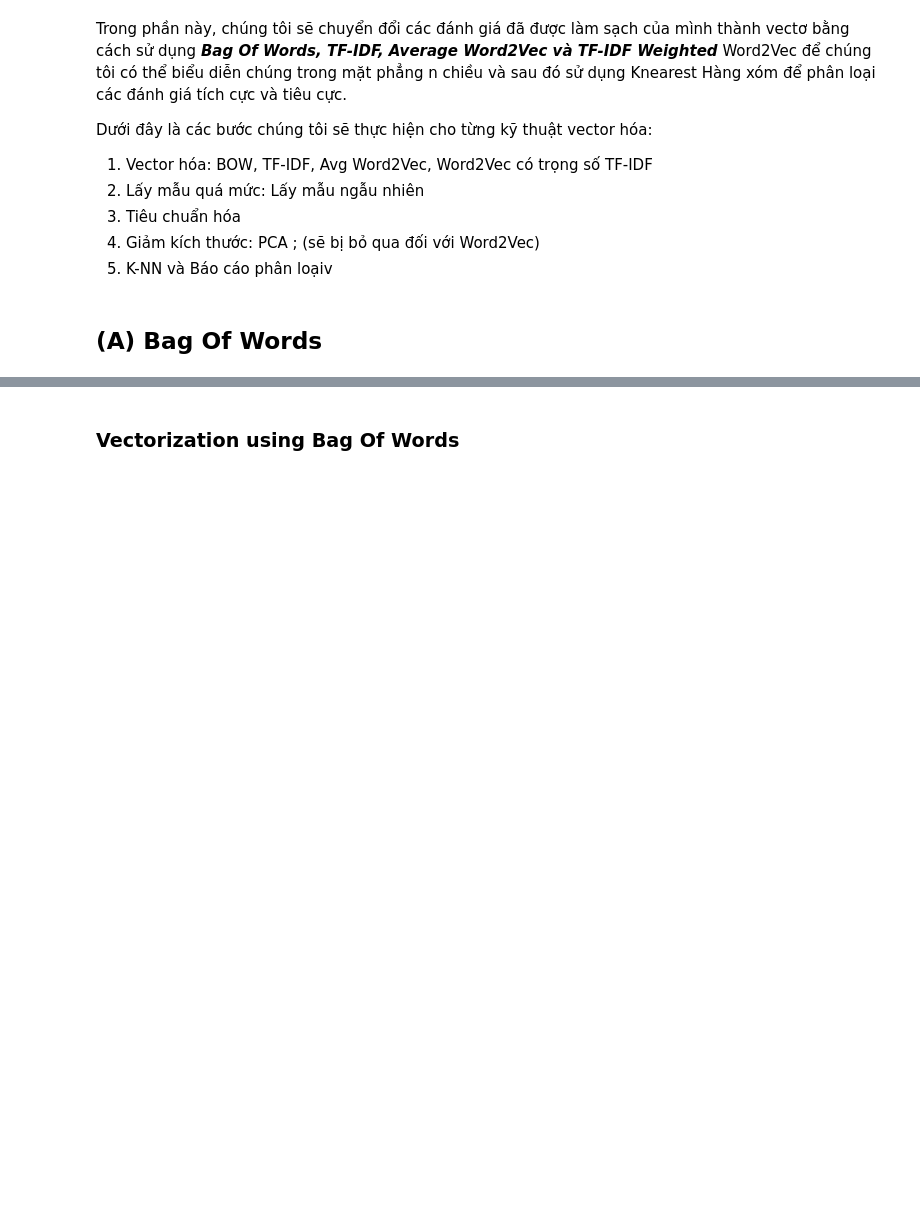
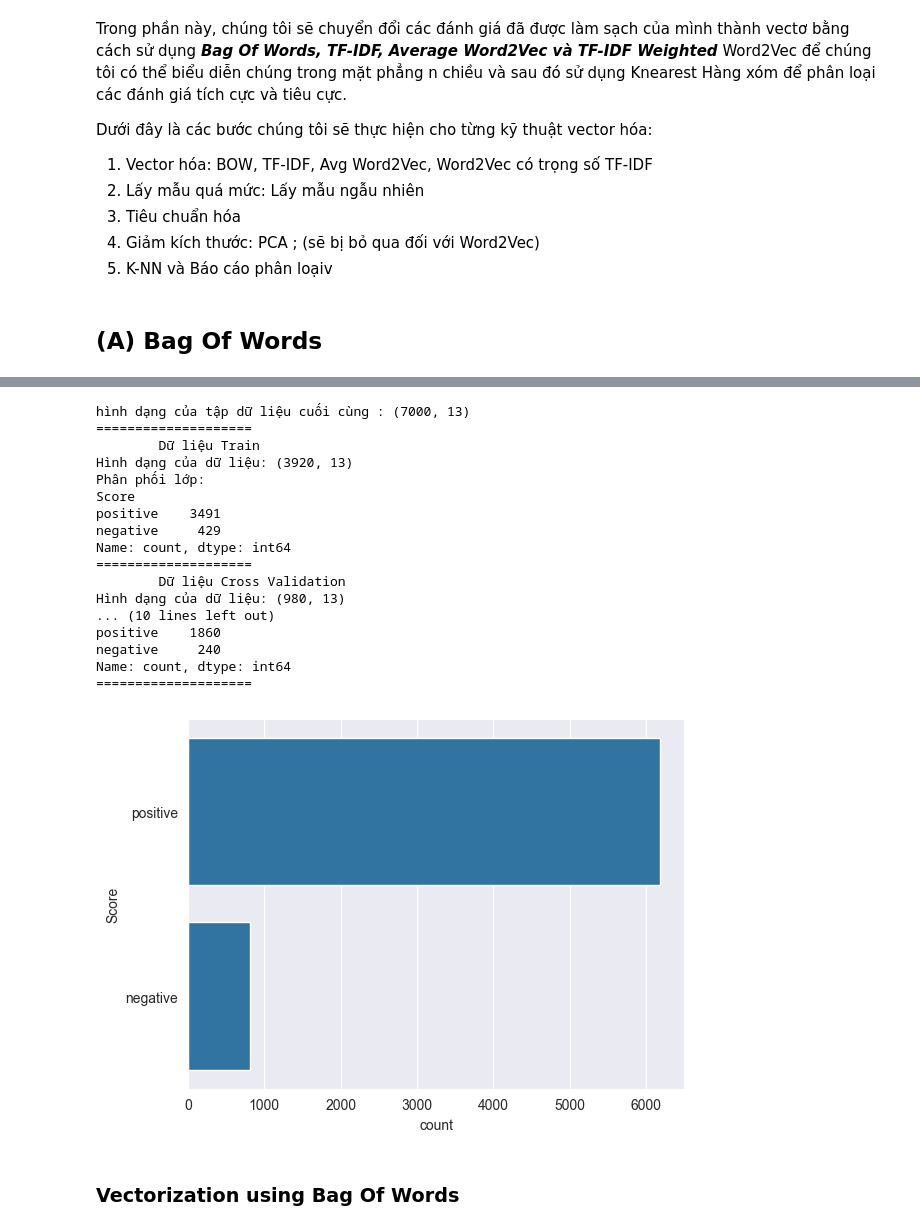
Before and after one commit to abuhmhai/SentimentAnalysis_KNN, a Jupyter notebook: Amazon FineFood Sentiment KNN.ipynb, the cells around one changed output, grey strips where cells are left out. Saved outputs shown, nothing was run; the diff lists cells and outputs as text; code cells hidden in the pictures; blank space fills up the shorter version.

```diff
--- a/Amazon FineFood Sentiment KNN.ipynb
+++ b/Amazon FineFood Sentiment KNN.ipynb
@@ -343,3 +314,51 @@ for df_name, df in df_lst:
+# %%
+# sắp xếp dữ liệu theo thời gian vì nó là một biểu diễn tốt hơn của trường hợp sử dụng thực tế
+
+# hãy thao tác trên 7000 điểm dữ liệu vì hạn chế bộ nhớ
+df_final = final.sort_values(by='Time')[:7000]
+print('hình dạng của tập dữ liệu cuối cùng :', df_final.shape)
+print("="*20)
+
+# lấy 70 phần trăm dữ liệu của chúng tôi cho train và 30 phần trăm cho test
+# của 70 phần trăm dữ liệu, chúng tôi sẽ sử dụng 80 phần trăm cho train và 20 phần trăm cho cross validation
+n_train = int(np.ceil(df_final.shape[0] * 0.70))
+n_cv = int(n_train * 0.80)
+
+df_train = df_final[:n_cv]
+df_cv = df_final[n_cv:n_train]
+df_test = df_final[n_train:]
+
+# kiểm tra phân phối lớp của mỗi phần dữ liệu
+df_lst = [('\tDữ liệu Train', df_train), ('\tDữ liệu Cross Validation', df_cv), ('\tDữ liệu Test ', df_test)]
+for df_name, df in df_lst:
+    print(df_name)
+    print('Hình dạng của dữ liệu:', df.shape)
+    print('Phân phối lớp:')
+    print(df['Score'].value_counts())
+    print('='*20)
+
+#vẽ biểu đồ số lượng điểm dữ liệu trong mỗi lớp
+sns.countplot(df_final['Score'])
+plt.show()
+# %% [output]
+hình dạng của tập dữ liệu cuối cùng : (7000, 13)
+====================
+        Dữ liệu Train
+Hình dạng của dữ liệu: (3920, 13)
+Phân phối lớp:
+Score
+positive    3491
+negative     429
+Name: count, dtype: int64
+====================
+        Dữ liệu Cross Validation
+Hình dạng của dữ liệu: (980, 13)
+... (10 lines left out)
+positive    1860
+negative     240
+Name: count, dtype: int64
+====================
+[figure, added]
 # %% [markdown]
 ### Vectorization using Bag Of Words
 # %%
```
Also changed, not shown: parts of 4 cells of this notebook.
